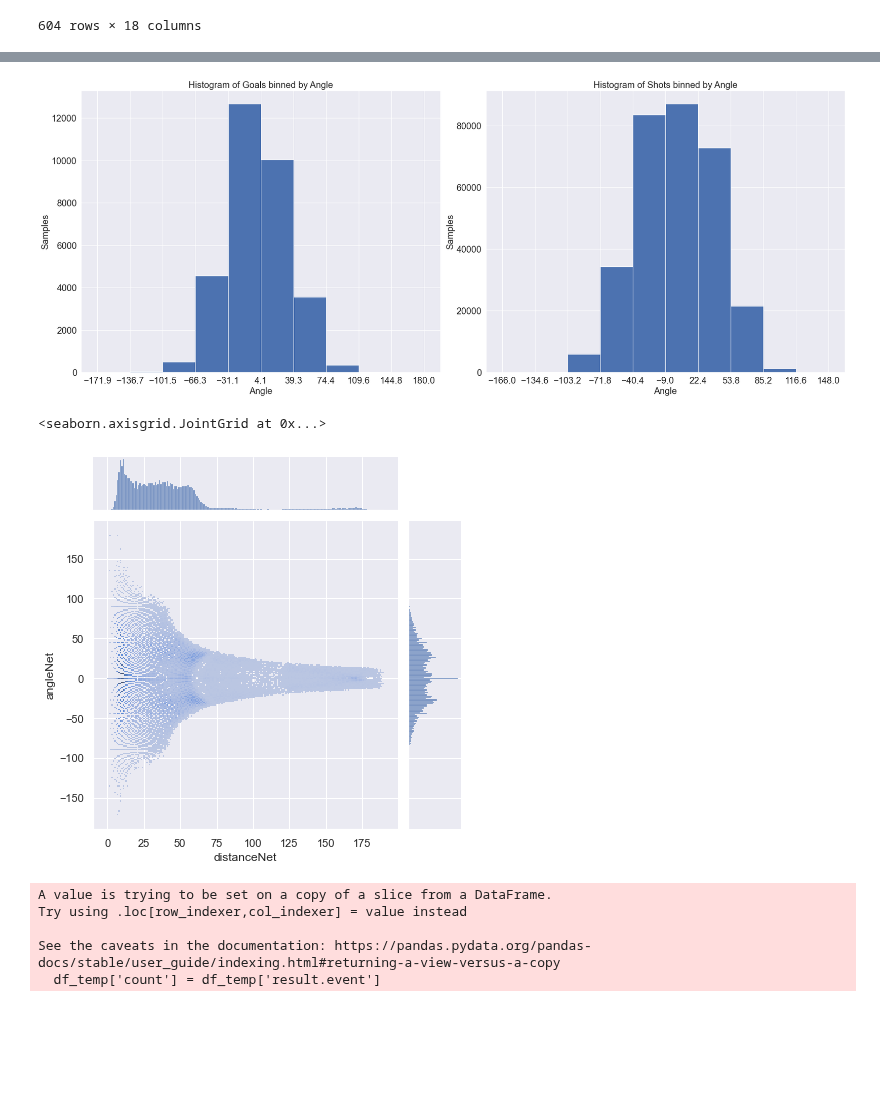
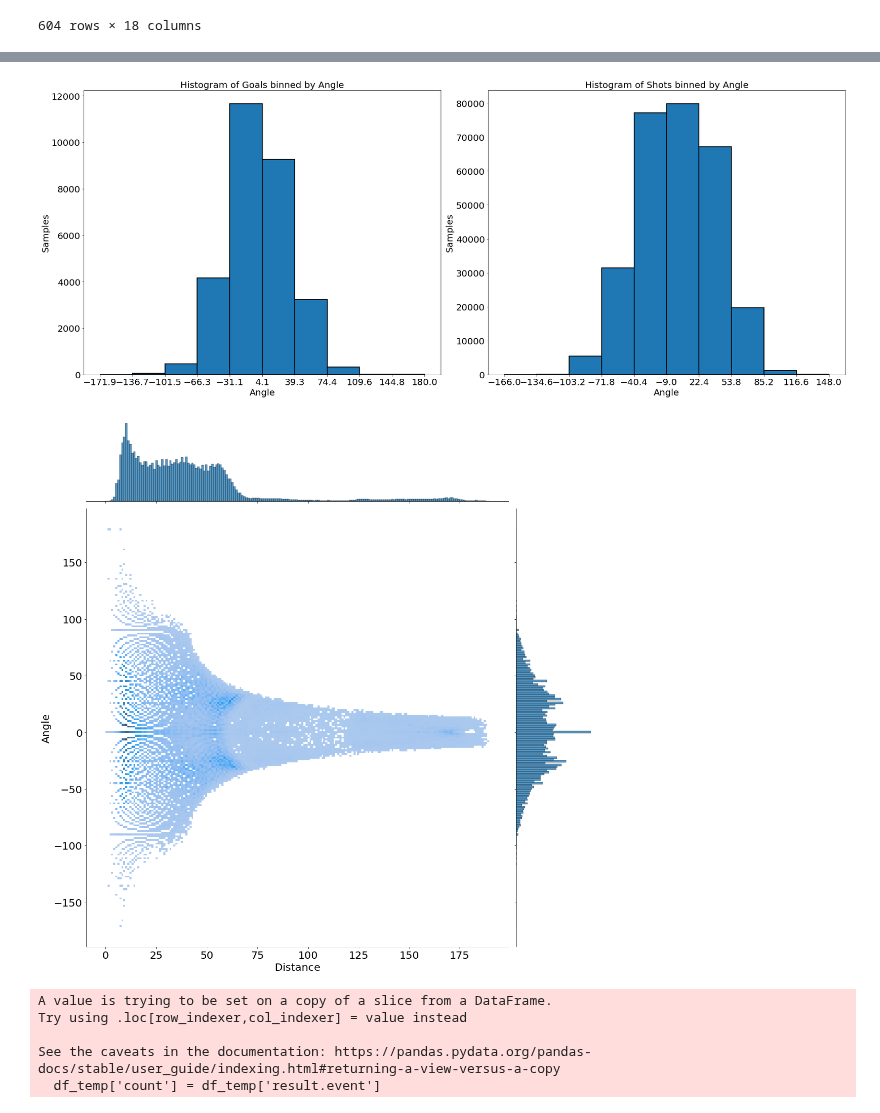
Before and after one commit to M0rph3e/ift6758-project-main, a Jupyter notebook: notebooks/fengineering1.ipynb, the cells around one changed output, grey strips where cells are left out. Saved outputs shown, nothing was run; the diff lists cells and outputs as text; code cells hidden in the pictures; blank space fills up the shorter version.

```diff
--- a/notebooks/fengineering1.ipynb
+++ b/notebooks/fengineering1.ipynb
@@ -61,3 +80,6 @@ train_df[(train_df['distanceNet']>150)&(train_df['result.event']=='Goal')&(train
 | 338503 | Goal | 2018040643 | Team Central | 2 | 08:30 | REGULAR | ... |
 | 338504 | Goal | 2018040643 | Team Central | 2 | 08:50 | REGULAR | ... |
 604 rows × 18 columns
+# %%
+train_df = train_df[train_df['gamePk'].astype(str).str[5]=='2']
+train_df
@@ -102,29 +158,31 @@ plt.tight_layout()
 # %%
 df1 = df_features_y[df_features_y['result.event'] == 'Goal']
 df2 = df_features_y[df_features_y['result.event'] == 'Shot']
 fig, (ax1,ax2) = plt.subplots(1, 2, figsize=(25,10))
-n, bins, edges = ax1.hist(df1.angleNet, bins=10)
+n, bins, edges = ax1.hist(df1.angleNet, bins=10, edgecolor='black', linewidth=2)
 ax1.tick_params(axis='both', which='both', labelsize=20)
 ax1.set_xticks(bins)
 ax1.set_xlabel('Angle', fontsize=20)
 ax1.set_ylabel('Samples', fontsize=20)
 ax1.set_title('Histogram of Goals binned by Angle', fontsize=20)
 
-n, bins, edges = ax2.hist(df2.angleNet, bins=10)
+n, bins, edges = ax2.hist(df2.angleNet, bins=10, edgecolor='black', linewidth=2)
 ax2.tick_params(axis='both', which='both', labelsize=20)
 ax2.set_xticks(bins)
 ax2.set_xlabel('Angle', fontsize=20)
 ax2.set_ylabel('Samples', fontsize=20)
 ax2.set_title('Histogram of Shots binned by Angle', fontsize=20)
 
 plt.tight_layout()
 # %% [output]
-[figure, old version]
+[figure, new version]
 # %%
-sns.jointplot(x=df_features_y['distanceNet'], y=df_features_y['angleNet'], kind="hist")
+h = sns.jointplot(x=df_features_y['distanceNet'], y=df_features_y['angleNet'], kind="hist", height=15)
+h.set_axis_labels('Distance', 'Angle', fontsize=20)
+h.ax_joint.tick_params(axis='both', which='both', labelsize=20)
+plt.tight_layout()
 # %% [output]
-<seaborn.axisgrid.JointGrid at 0x...>
-[figure, old version]
+[figure, new version]
 # %%
 goal_rate = []
 for i in range (0, 190, 10):
```
Also changed, not shown: parts of 11 cells of this notebook.
